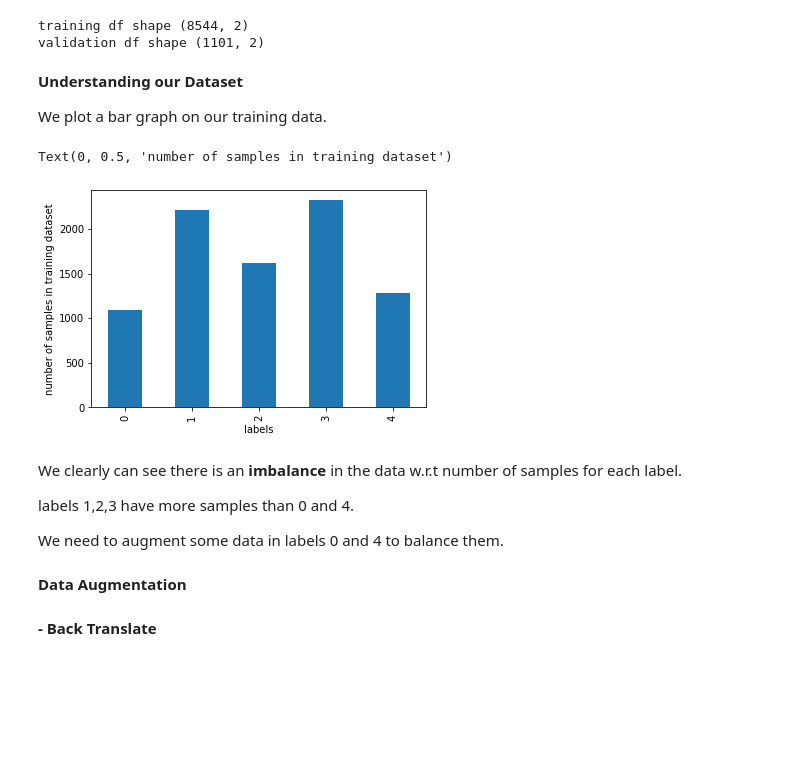
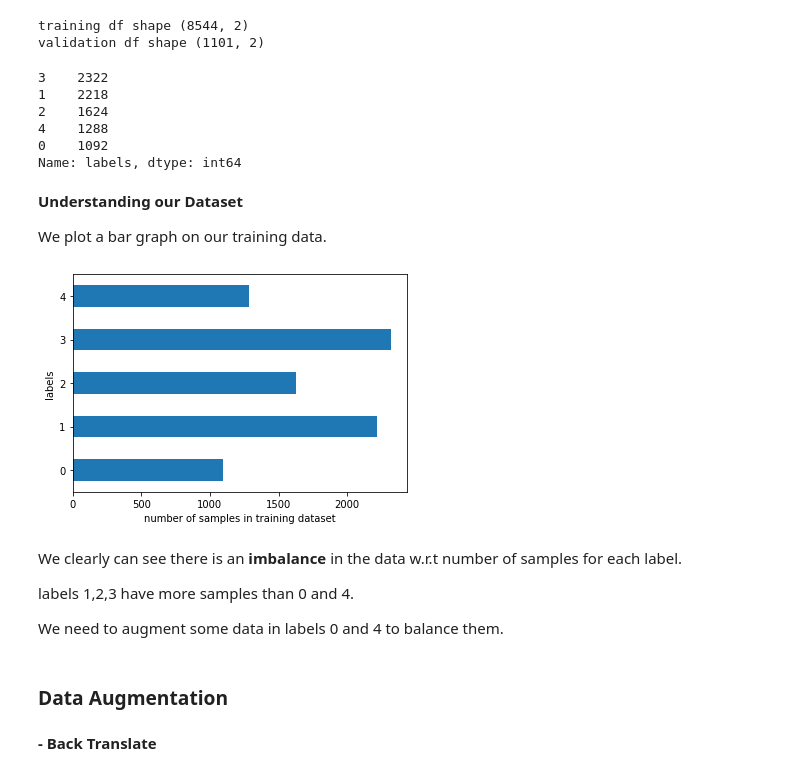
Before and after one commit to asravankumar/END2.0, a Jupyter notebook: session_5/sentiment_analysis.ipynb, the cells around one changed output. Saved outputs shown, nothing was run; the diff lists cells and outputs as text; code cells hidden in the pictures; blank space fills up the shorter version.

```diff
--- a/session_5/sentiment_analysis.ipynb
+++ b/session_5/sentiment_analysis.ipynb
@@ -58,6 +50,15 @@ print("validation df shape", valid_df.shape)
 # %% [output]
 training df shape (8544, 2)
 validation df shape (1101, 2)
+# %%
+train_df['labels'].value_counts()
+# %% [output]
+3    2322
+1    2218
+2    1624
+4    1288
+0    1092
+Name: labels, dtype: int64
 # %% [markdown]
 **Understanding our Dataset**
 
@@ -65,12 +66,12 @@ We plot a bar graph on our training data.
 # %%
 import matplotlib.pyplot as plt
 
-ax = train_df['labels'].value_counts(sort=False).plot(kind='bar')
-ax.set_xlabel("labels")
-ax.set_ylabel("number of samples in training dataset")
+ax = train_df['labels'].value_counts(sort=False).plot(kind='barh')
+ax.set_ylabel("labels")
+ax.set_xlabel("number of samples in training dataset")
+plt.savefig('value_counts.png')
 # %% [output]
-Text(0, 0.5, 'number of samples in training dataset')
-[figure, old version]
+[figure, new version]
 # %% [markdown]
 We clearly can see there is an **imbalance** in the data w.r.t number of samples for each label.
 
@@ -78,7 +79,7 @@ labels 1,2,3 have more samples than 0 and 4.
 
 We need to augment some data in labels 0 and 4 to balance them.
 # %% [markdown]
-**Data Augmentation**
+### **Data Augmentation**
 # %% [markdown]
 **- Back Translate**
 # %%
```
Also changed, not shown: parts of 14 cells of this notebook.
